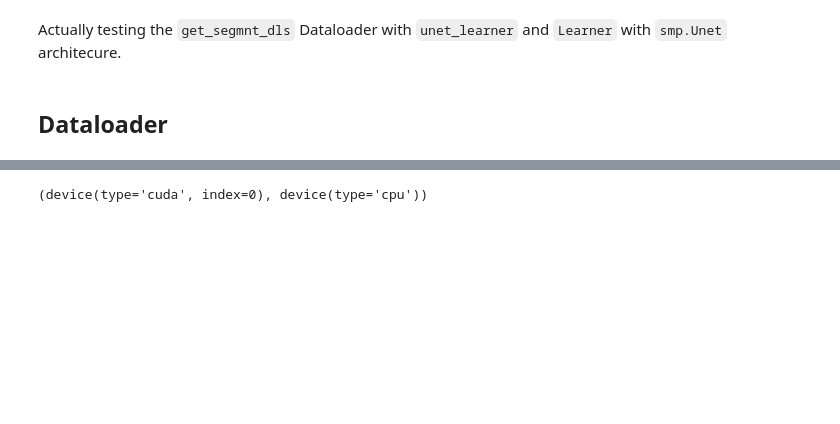
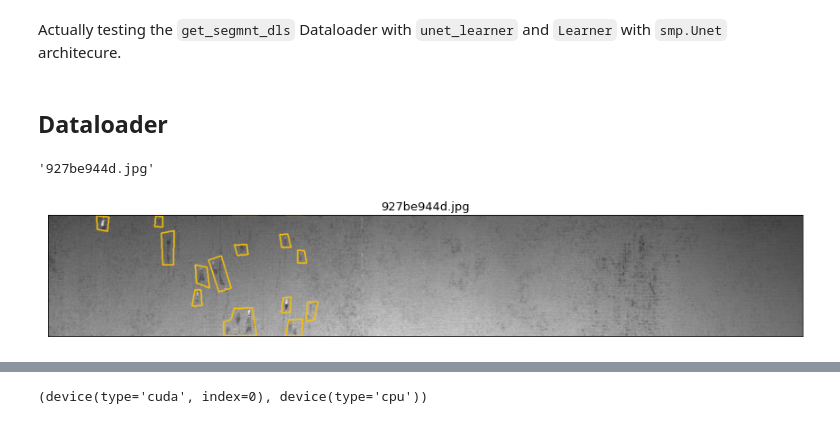
Before and after one commit to marcomatteo/steel_segmentation, a Jupyter notebook: nbs/_11_resnet18-UNET.ipynb, the cells around one changed output, grey strips where cells are left out. Drawn from its saved outputs; the diff is of its cells as text; code cells hidden in the pictures; blank space fills up the shorter version.

```diff
--- a/nbs/_11_resnet18-UNET.ipynb
+++ b/nbs/_11_resnet18-UNET.ipynb
@@ -64,0 +79,9 @@ arch = smp.Unet('resnet34', classes=4, activation=None,
+# %%
+img_id = train_pfiles[100].name; img_id
+# %% [output]
+'927be944d.jpg'
+# %%
+img = np.array(PILImage.create(str(train_pfiles[100])))
+mask = make_mask(img_id)[1]; plot_mask_image(img_id, img, mask)
+# %% [output]
+[figure, added]
```
Also changed, not shown: parts of 17 cells of this notebook, 4 other files.
